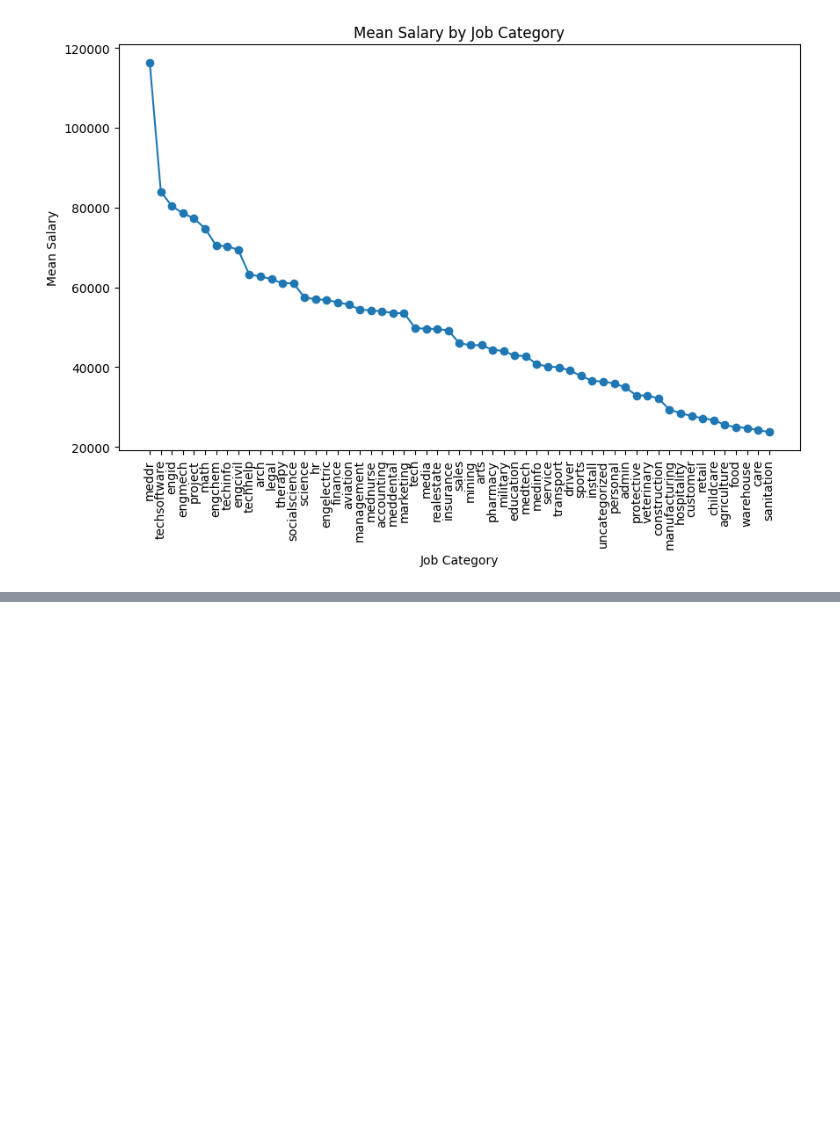
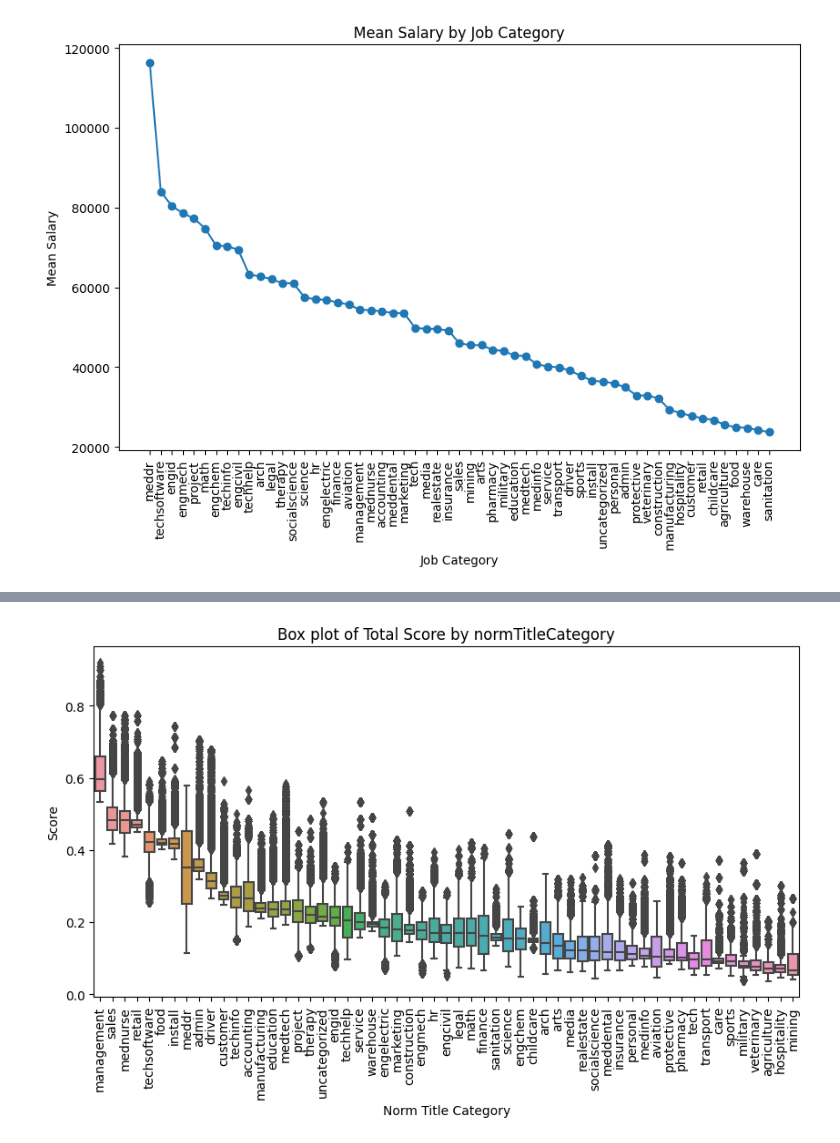
Before and after one commit to taotaodeng0411/stats21_final, a Jupyter notebook: main.ipynb, the cells around one changed output, grey strips where cells are left out. Saved outputs shown, nothing was run; the diff lists cells and outputs as text; code cells hidden in the pictures; blank space fills up the shorter version.

```diff
--- a/main.ipynb
+++ b/main.ipynb
@@ -385 +385,12 @@ rank.groupby('normTitleCategory').describe()['totalScore'].sort_values('mean',as
 | agriculture | 3095.0 | 0.078830 | 0.033653 | 0.035837 | 0.057332 | 0.070791 | 0.088670 | 0.205785 |
+# %%
+order = rank.groupby('normTitleCategory')['totalScore'].median().sort_values(ascending=False).index
+plt.figure(figsize=(10, 5))
+sns.boxplot(x='normTitleCategory', y='totalScore', data=rank, order=order)
+plt.title('Box plot of Total Score by normTitleCategory')
+plt.ylabel('Score')
+plt.xlabel('Norm Title Category')
+plt.xticks(rotation=90)
+plt.show()
+# %% [output]
+[figure, added]
```
Also changed, not shown: parts of 5 cells of this notebook, 4 other files.
